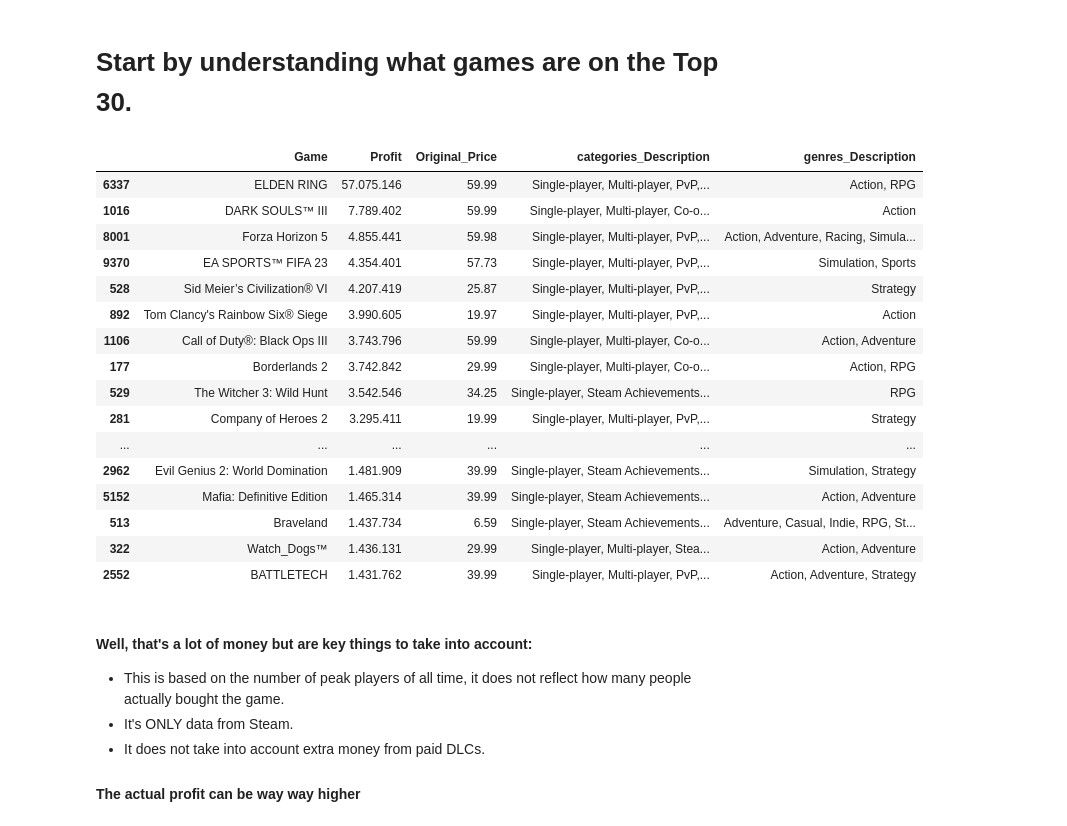
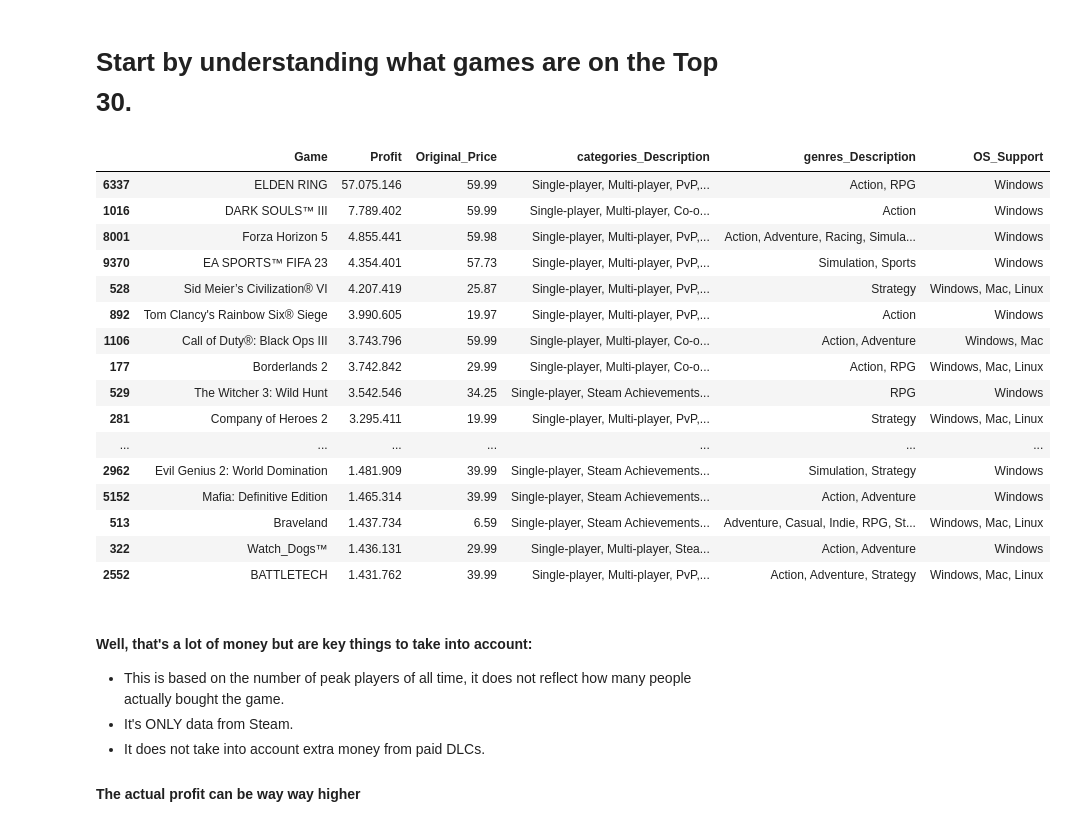
Before and after one commit to marxio09dio/Steam-Games, a Jupyter notebook: 04_data_exploration.ipynb, the cells around one changed output. Drawn from its saved outputs; the diff is of its cells as text; code cells hidden in the pictures.

```diff
--- a/04_data_exploration.ipynb
+++ b/04_data_exploration.ipynb
@@ -13,3 +19,10 @@ df_steam = pd.read_excel('data/steam_data_final.xlsx')
 df_steam['Positive_Reviews_Percentage'] = df_steam['Positive_Reviews'] / (df_steam['Positive_Reviews'] + df_steam['Negative_Reviews']) * 100
 df_steam['Negative_Reviews_Percentage'] = df_steam['Negative_Reviews'] / (df_steam['Positive_Reviews'] + df_steam['Negative_Reviews']) * 100
 df_steam['Recommendation_Percentage'] = df_steam['Recommendations'] / (df_steam['Positive_Reviews'] + df_steam['Negative_Reviews']) * 100
+# %%
+# single columns for the supported OS
+df_steam['OS_Support'] = ''
+df_steam.loc[df_steam['Windows_Support'] == 1, 'OS_Support'] += 'Windows, '
+df_steam.loc[df_steam['Mac_Support'] == 1, 'OS_Support'] += 'Mac, '
+df_steam.loc[df_steam['Linux_Support'] == 1, 'OS_Support'] += 'Linux'
+df_steam['OS_Support'] = df_steam['OS_Support'].str.rstrip(', ')
@@ -94,33 +102,33 @@ There's not any other correlations that can be usefull for this Project analysis
 # %% [markdown]
 # Start by understanding what games are on the Top 30.
 # %%
-game_profit_series = df_steam[['Game', 'Profit', 'Original_Price', 'categories_Description', 'genres_Description']]
+game_profit_series = df_steam[['Game', 'Profit', 'Original_Price', 'categories_Description', 'genres_Description', 'OS_Support']]
 # Sort the data series in descending order by 'Profit'
 sorted_data = game_profit_series.sort_values('Profit', ascending=False)
 # Apply "." for easier readability
 sorted_data['Profit'] = sorted_data['Profit'].apply(lambda x: '{:,.0f}'.format(x).replace(',', '.'))
 
 # Print the top 30 games with additional columns
 top_30_games = sorted_data.head(30)
-top_30_games[['Game', 'Profit', 'Original_Price', 'categories_Description', 'genres_Description']]
+top_30_games[['Game', 'Profit', 'Original_Price', 'categories_Description', 'genres_Description','OS_Support']]
 # %% [output]
-|  | Game | Profit | Original_Price | categories_Description | genres_Description |
-| 6337 | ELDEN RING | 57.075.146 | 59.99 | Single-player, Multi-player, PvP,... | Action, RPG |
-| 1016 | DARK SOULS™ III | 7.789.402 | 59.99 | Single-player, Multi-player, Co-o... | Action |
-| 8001 | Forza Horizon 5 | 4.855.441 | 59.98 | Single-player, Multi-player, PvP,... | Action, Adventure, Racing, Simula... |
-| 9370 | EA SPORTS™ FIFA 23 | 4.354.401 | 57.73 | Single-player, Multi-player, PvP,... | Simulation, Sports |
-| 528 | Sid Meier’s Civilization® VI | 4.207.419 | 25.87 | Single-player, Multi-player, PvP,... | Strategy |
-| 892 | Tom Clancy's Rainbow Six® Siege | 3.990.605 | 19.97 | Single-player, Multi-player, PvP,... | Action |
-| 1106 | Call of Duty®: Black Ops III | 3.743.796 | 59.99 | Single-player, Multi-player, Co-o... | Action, Adventure |
-| 177 | Borderlands 2 | 3.742.842 | 29.99 | Single-player, Multi-player, Co-o... | Action, RPG |
-| 529 | The Witcher 3: Wild Hunt | 3.542.546 | 34.25 | Single-player, Steam Achievements... | RPG |
-| 281 | Company of Heroes 2 | 3.295.411 | 19.99 | Single-player, Multi-player, PvP,... | Strategy |
-| ... | ... | ... | ... | ... | ... |
-| 2962 | Evil Genius 2: World Domination | 1.481.909 | 39.99 | Single-player, Steam Achievements... | Simulation, Strategy |
-| 5152 | Mafia: Definitive Edition | 1.465.314 | 39.99 | Single-player, Steam Achievements... | Action, Adventure |
-| 513 | Braveland | 1.437.734 | 6.59 | Single-player, Steam Achievements... | Adventure, Casual, Indie, RPG, St... |
-| 322 | Watch_Dogs™ | 1.436.131 | 29.99 | Single-player, Multi-player, Stea... | Action, Adventure |
-| 2552 | BATTLETECH | 1.431.762 | 39.99 | Single-player, Multi-player, PvP,... | Action, Adventure, Strategy |
+|  | Game | Profit | Original_Price | categories_Description | genres_Description | OS_Support |
+| 6337 | ELDEN RING | 57.075.146 | 59.99 | Single-player, Multi-player, PvP,... | Action, RPG | Windows |
+| 1016 | DARK SOULS™ III | 7.789.402 | 59.99 | Single-player, Multi-player, Co-o... | Action | Windows |
+| 8001 | Forza Horizon 5 | 4.855.441 | 59.98 | Single-player, Multi-player, PvP,... | Action, Adventure, Racing, Simula... | Windows |
+| 9370 | EA SPORTS™ FIFA 23 | 4.354.401 | 57.73 | Single-player, Multi-player, PvP,... | Simulation, Sports | Windows |
+| 528 | Sid Meier’s Civilization® VI | 4.207.419 | 25.87 | Single-player, Multi-player, PvP,... | Strategy | Windows, Mac, Linux |
+| 892 | Tom Clancy's Rainbow Six® Siege | 3.990.605 | 19.97 | Single-player, Multi-player, PvP,... | Action | Windows |
+| 1106 | Call of Duty®: Black Ops III | 3.743.796 | 59.99 | Single-player, Multi-player, Co-o... | Action, Adventure | Windows, Mac |
+| 177 | Borderlands 2 | 3.742.842 | 29.99 | Single-player, Multi-player, Co-o... | Action, RPG | Windows, Mac, Linux |
+| 529 | The Witcher 3: Wild Hunt | 3.542.546 | 34.25 | Single-player, Steam Achievements... | RPG | Windows |
+| 281 | Company of Heroes 2 | 3.295.411 | 19.99 | Single-player, Multi-player, PvP,... | Strategy | Windows, Mac, Linux |
+| ... | ... | ... | ... | ... | ... | ... |
+| 2962 | Evil Genius 2: World Domination | 1.481.909 | 39.99 | Single-player, Steam Achievements... | Simulation, Strategy | Windows |
+| 5152 | Mafia: Definitive Edition | 1.465.314 | 39.99 | Single-player, Steam Achievements... | Action, Adventure | Windows |
+| 513 | Braveland | 1.437.734 | 6.59 | Single-player, Steam Achievements... | Adventure, Casual, Indie, RPG, St... | Windows, Mac, Linux |
+| 322 | Watch_Dogs™ | 1.436.131 | 29.99 | Single-player, Multi-player, Stea... | Action, Adventure | Windows |
+| 2552 | BATTLETECH | 1.431.762 | 39.99 | Single-player, Multi-player, PvP,... | Action, Adventure, Strategy | Windows, Mac, Linux |
 # %% [markdown]
 #### Well, that's a lot of money but are key things to take into account:
 - This is based on the number of peak players of all time, it does not reflect how many people actually bought the game.
```
Also changed, not shown: parts of 12 cells of this notebook, 1 other file.
